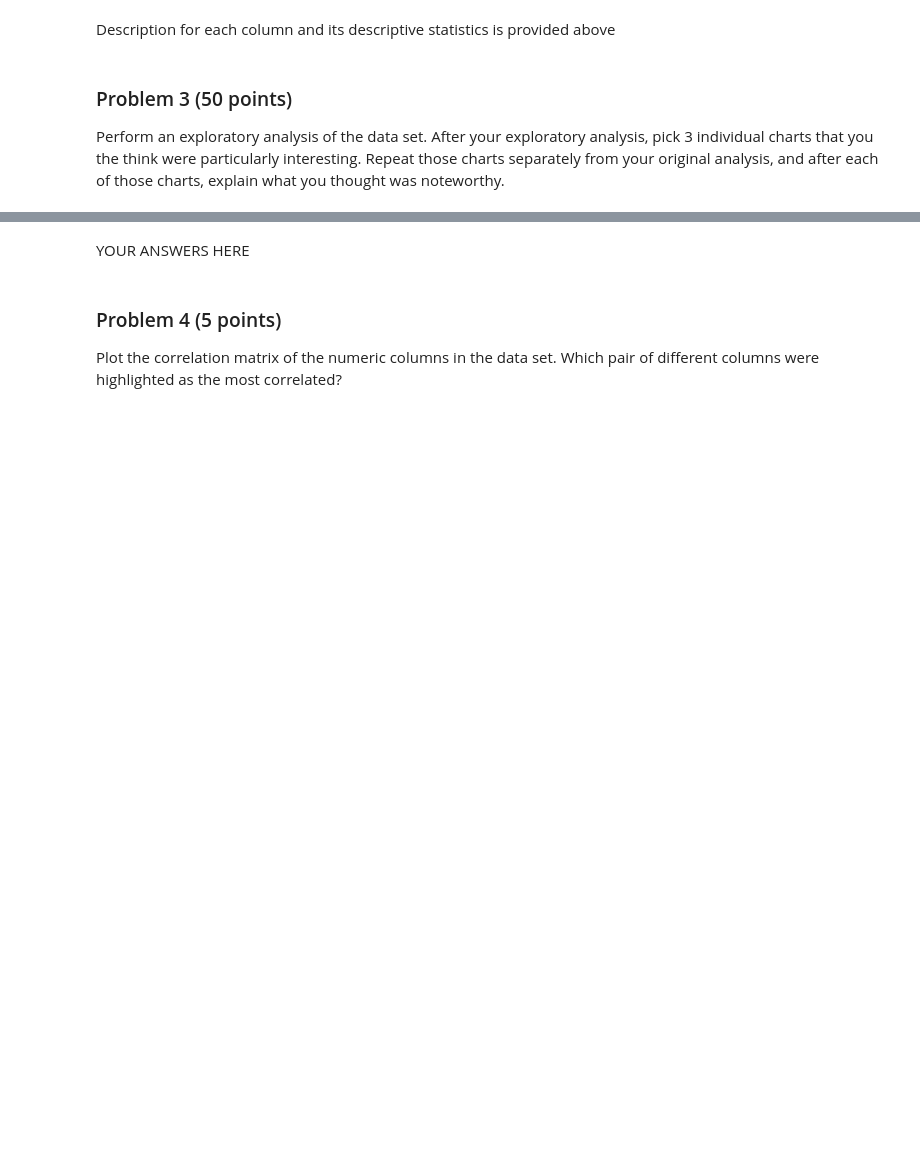
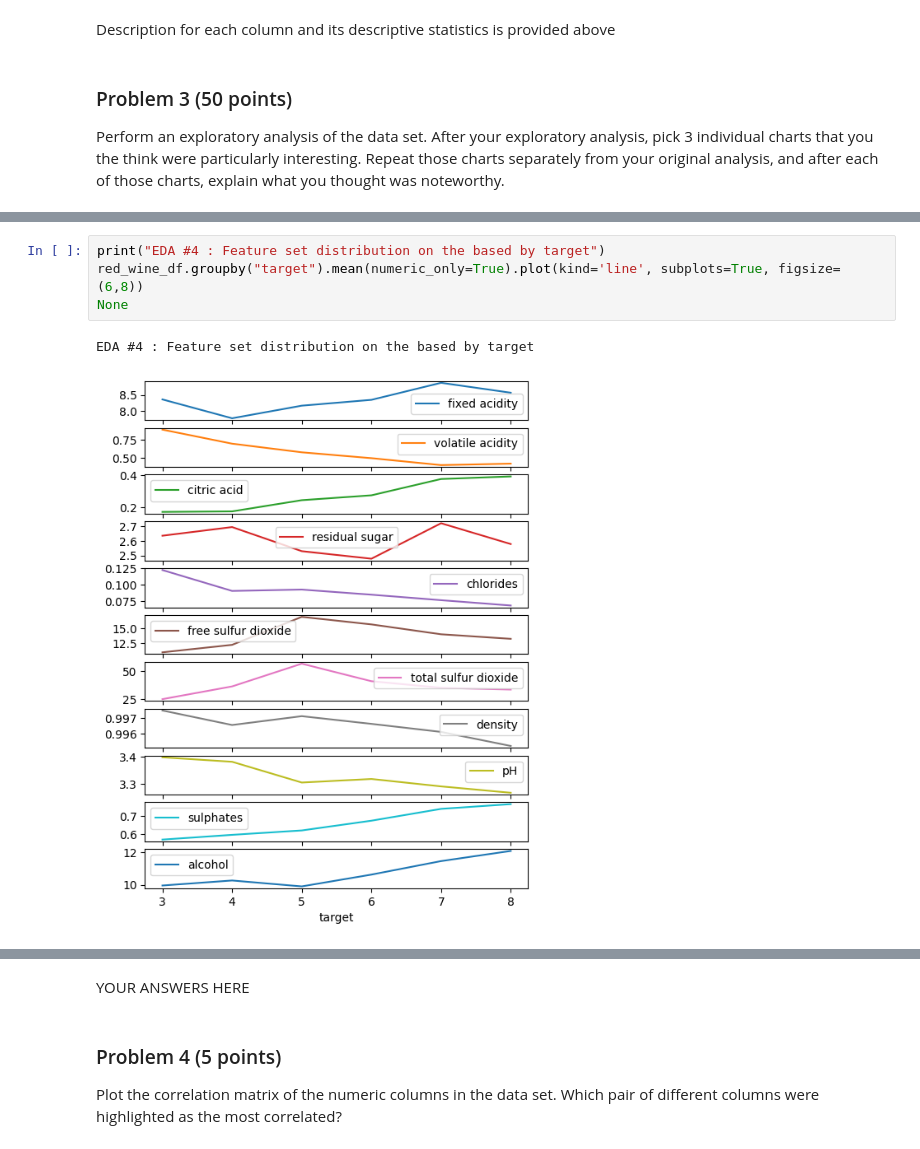
Before and after one commit to RajuNatesanBU/25fallcdsdx602_o1, a Jupyter notebook: dx602-final-project/project.ipynb, the cells around one changed output, grey strips where cells are left out. Cells and saved outputs as stored; diff of their text form; blank space fills up the shorter version.

```diff
--- a/dx602-final-project/project.ipynb
+++ b/dx602-final-project/project.ipynb
@@ -179,0 +218,7 @@ Repeat those charts separately from your original analysis, and after each of th
+# %%
+print("EDA #4 : Feature set distribution on the based by target")
+red_wine_df.groupby("target").mean(numeric_only=True).plot(kind='line', subplots=True, figsize=(6,8))
+None
+# %% [output]
+EDA #4 : Feature set distribution on the based by target
+[figure, added]
```
Also changed, not shown: parts of 8 cells of this notebook.
